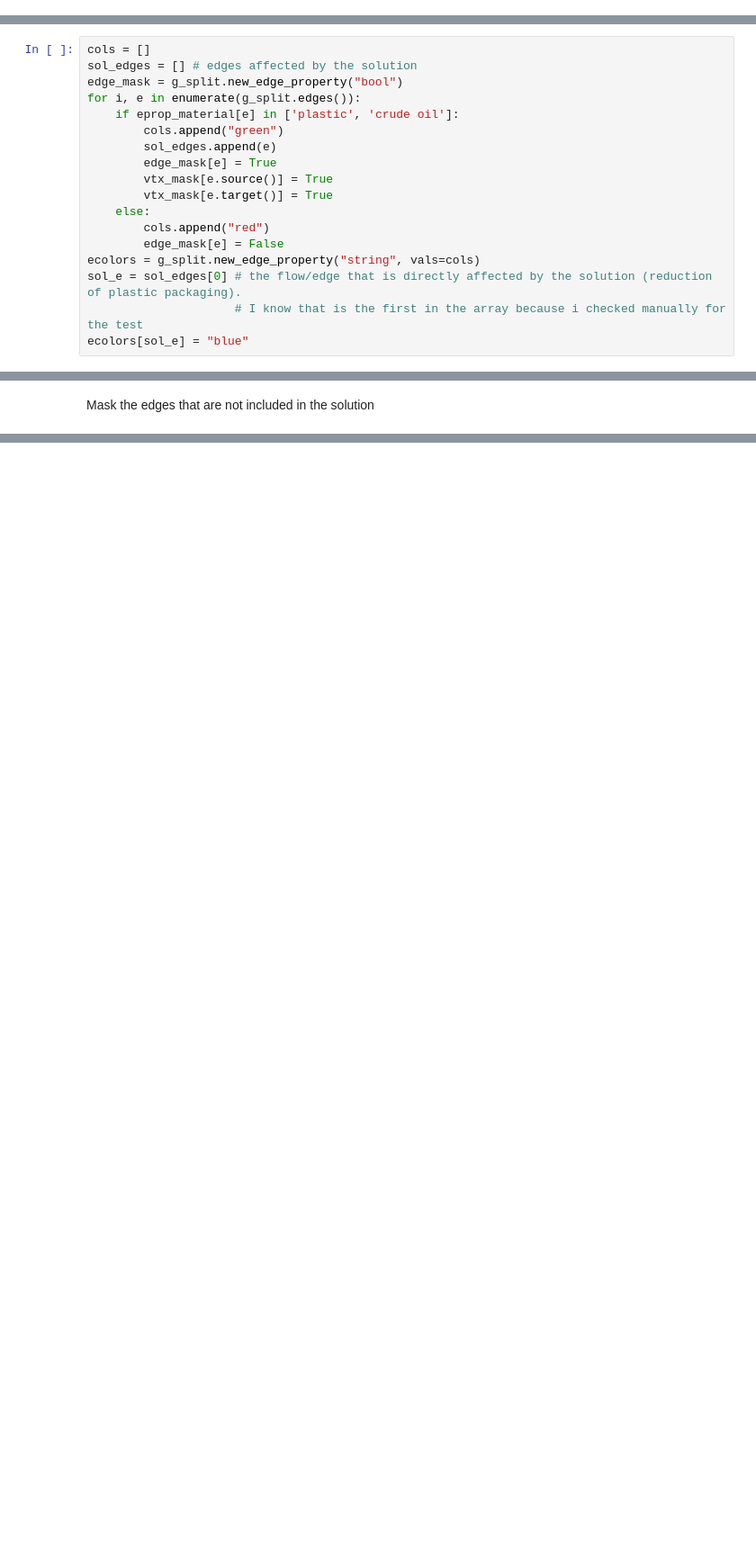
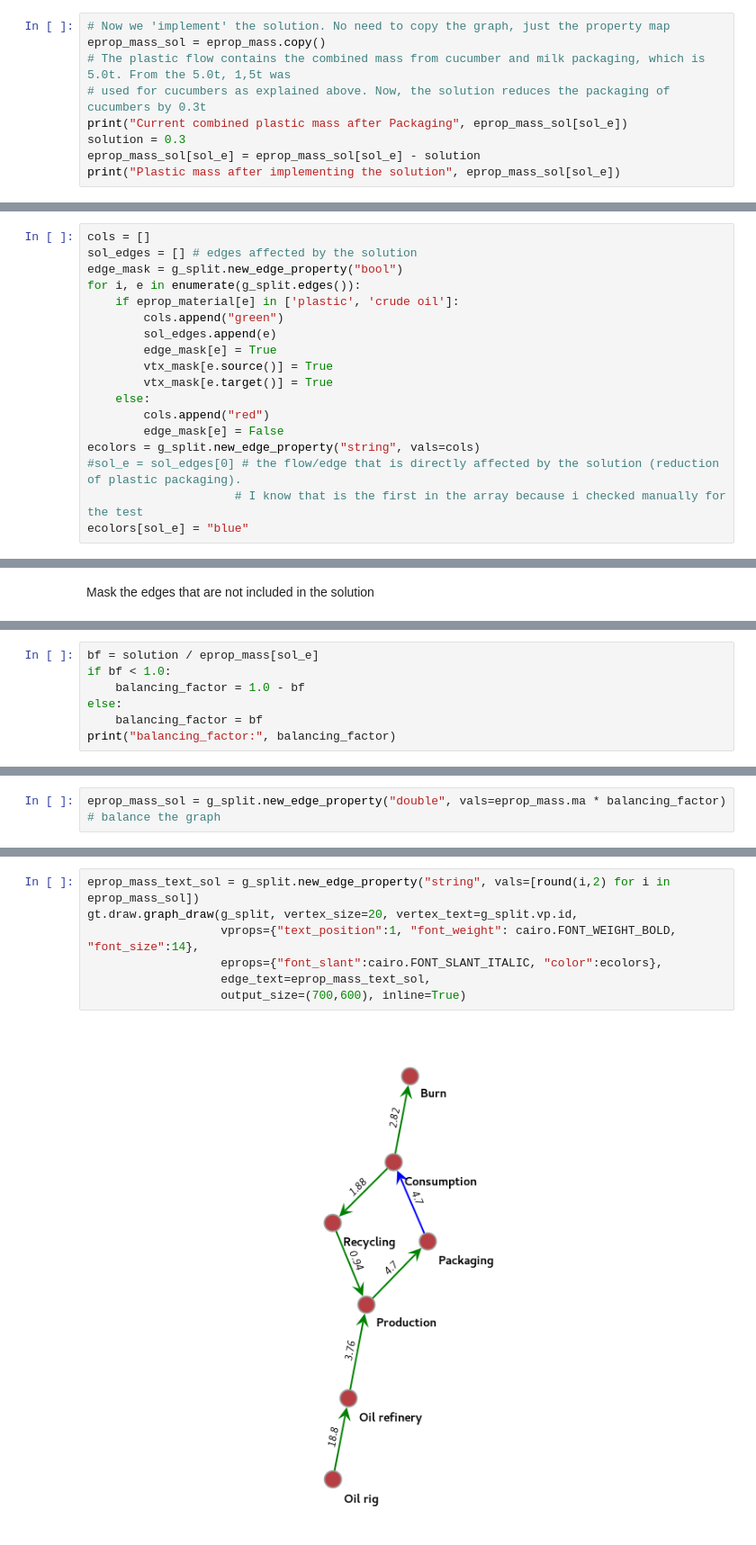
Before and after one commit to MaxBo/REPAiR-Web, a Jupyter notebook: flow_modelling/flow_modelling.ipynb, the cells around one changed output, grey strips where cells are left out. Shown: that part at 90% size. Saved outputs shown, nothing was run; the diff lists cells and outputs as text; blank space fills up the shorter version.

```diff
--- a/flow_modelling/flow_modelling.ipynb
+++ b/flow_modelling/flow_modelling.ipynb
@@ -141,0 +145,9 @@ There are 30t of cucumbers (net), plus 5% over it in plastic, thus 1,5t of plast
+# %%
+# Now we 'implement' the solution. No need to copy the graph, just the property map
+eprop_mass_sol = eprop_mass.copy()
+# The plastic flow contains the combined mass from cucumber and milk packaging, which is 5.0t. From the 5.0t, 1,5t was
+# used for cucumbers as explained above. Now, the solution reduces the packaging of cucumbers by 0.3t
+print("Current combined plastic mass after Packaging", eprop_mass_sol[sol_e])
+solution = 0.3
+eprop_mass_sol[sol_e] = eprop_mass_sol[sol_e] - solution
+print("Plastic mass after implementing the solution", eprop_mass_sol[sol_e])
@@ -162,7 +182,7 @@ for i, e in enumerate(g_split.edges()):
         cols.append("red")
         edge_mask[e] = False
 ecolors = g_split.new_edge_property("string", vals=cols)
-sol_e = sol_edges[0] # the flow/edge that is directly affected by the solution (reduction of plastic packaging).
+#sol_e = sol_edges[0] # the flow/edge that is directly affected by the solution (reduction of plastic packaging).
                      # I know that is the first in the array because i checked manually for the test
 ecolors[sol_e] = "blue"
 # %%
@@ -189,0 +256,7 @@ gt.draw.graph_draw(g_split, vertex_size=20, vertex_text=g_split.vp.id,
+# %%
+bf = solution / eprop_mass[sol_e]
+if bf < 1.0:
+    balancing_factor = 1.0 - bf
+else:
+    balancing_factor = bf
+print("balancing_factor:", balancing_factor)
@@ -189,0 +265,2 @@ gt.draw.graph_draw(g_split, vertex_size=20, vertex_text=g_split.vp.id,
+# %%
+eprop_mass_sol = g_split.new_edge_property("double", vals=eprop_mass.ma * balancing_factor) # balance the graph
@@ -189,0 +269,9 @@ gt.draw.graph_draw(g_split, vertex_size=20, vertex_text=g_split.vp.id,
+# %%
+eprop_mass_text_sol = g_split.new_edge_property("string", vals=[round(i,2) for i in eprop_mass_sol])
+gt.draw.graph_draw(g_split, vertex_size=20, vertex_text=g_split.vp.id,
+                   vprops={"text_position":1, "font_weight": cairo.FONT_WEIGHT_BOLD, "font_size":14},
+                   eprops={"font_slant":cairo.FONT_SLANT_ITALIC, "color":ecolors},
+                   edge_text=eprop_mass_text_sol,
+                   output_size=(700,600), inline=True)
+# %% [output]
+[figure, added]
```
Also changed, not shown: parts of 20 cells of this notebook, 1 other file.
